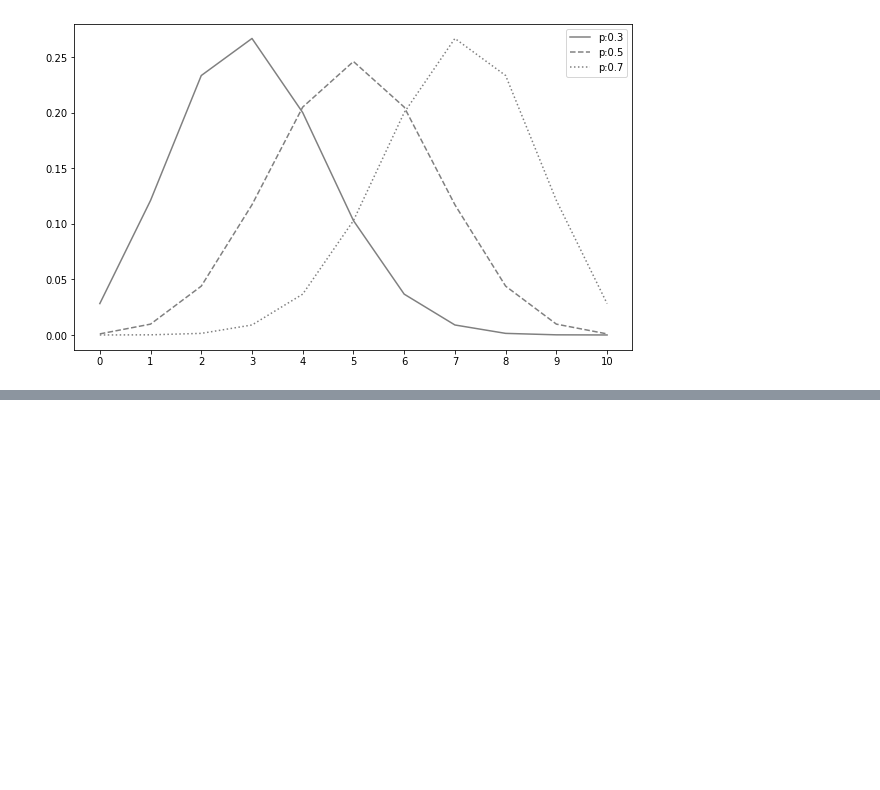
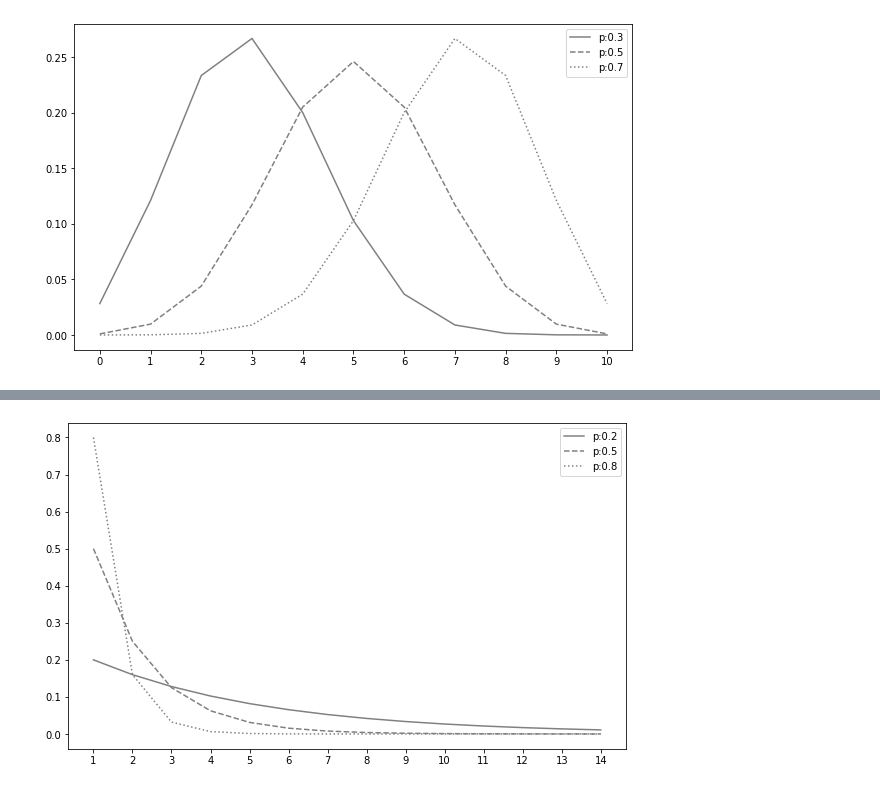
Before and after one commit to katuhito/python_statistics, a Jupyter notebook: Typical discrete probability distribution.ipynb, the cells around one changed output, grey strips where cells are left out. Cells and saved outputs as stored; diff of their text form; code cells hidden in the pictures; blank space fills up the shorter version.

```diff
--- a/Typical discrete probability distribution.ipynb
+++ b/Typical discrete probability distribution.ipynb
@@ -160,0 +197,15 @@ plt.show()
+# %%
+#scipy.statsでは幾何分布はgeom関数で作ることができる。パラメタpが0.2,0.5.0.8のときの幾何分布図示する。ここではx_setを1以上14以下の整数に設定している。
+fig = plt.figure(figsize=(10, 6))
+ax = fig.add_subplot(111)
+
+x_set = np.arange(1, 15)
+for p, ls in zip([0.2,0.5,0.8], linestyles):
+    rv = stats.geom(p)
+    ax.plot(x_set, rv.pmf(x_set), label=f'p:{p}', ls=ls, color='gray')
+ax.set_xticks(x_set)
+ax.legend()
+
+plt.show()
+# %% [output]
+[figure, added]
```
Also changed, not shown: parts of 4 cells of this notebook, 1 other file.
